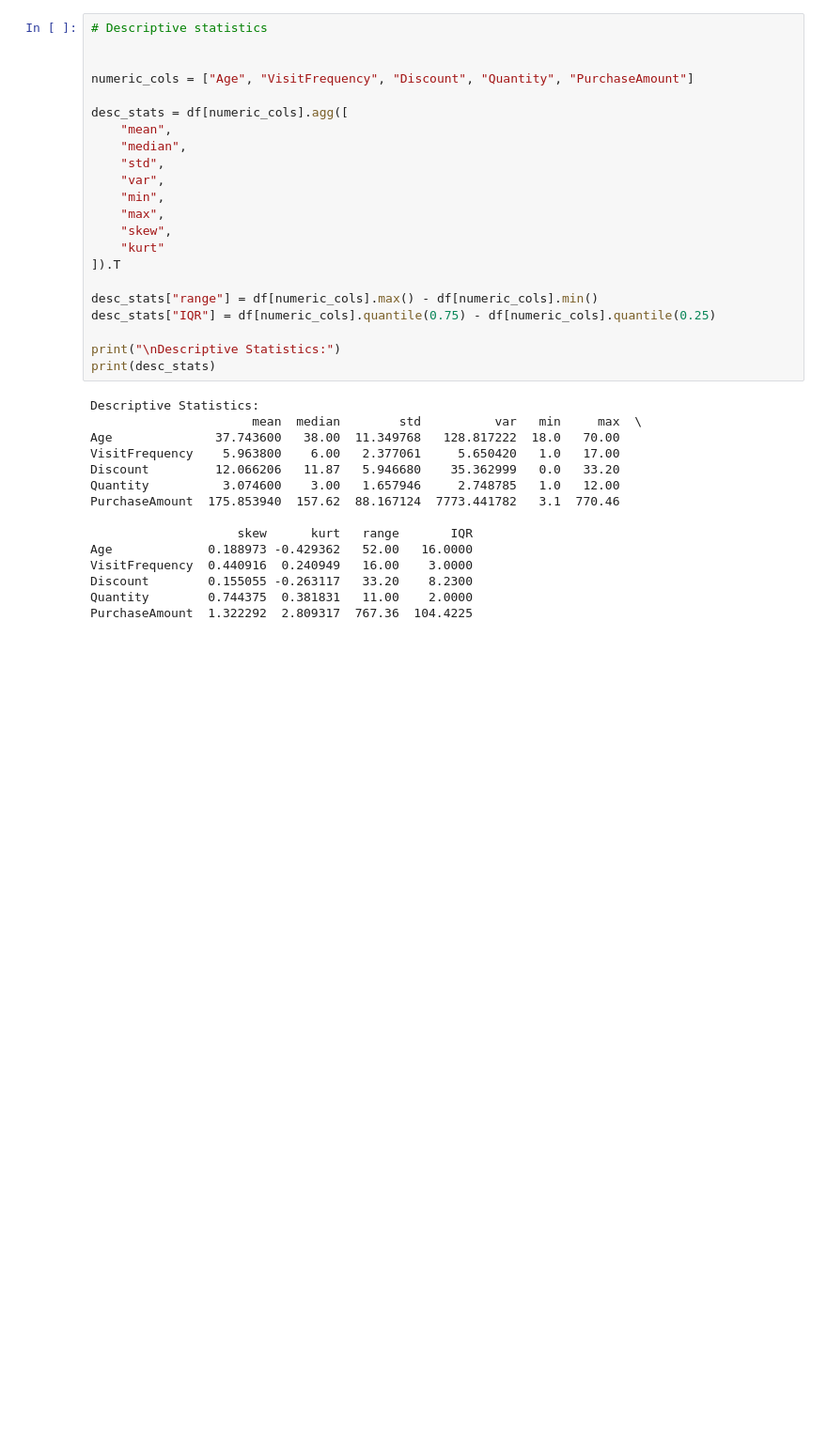
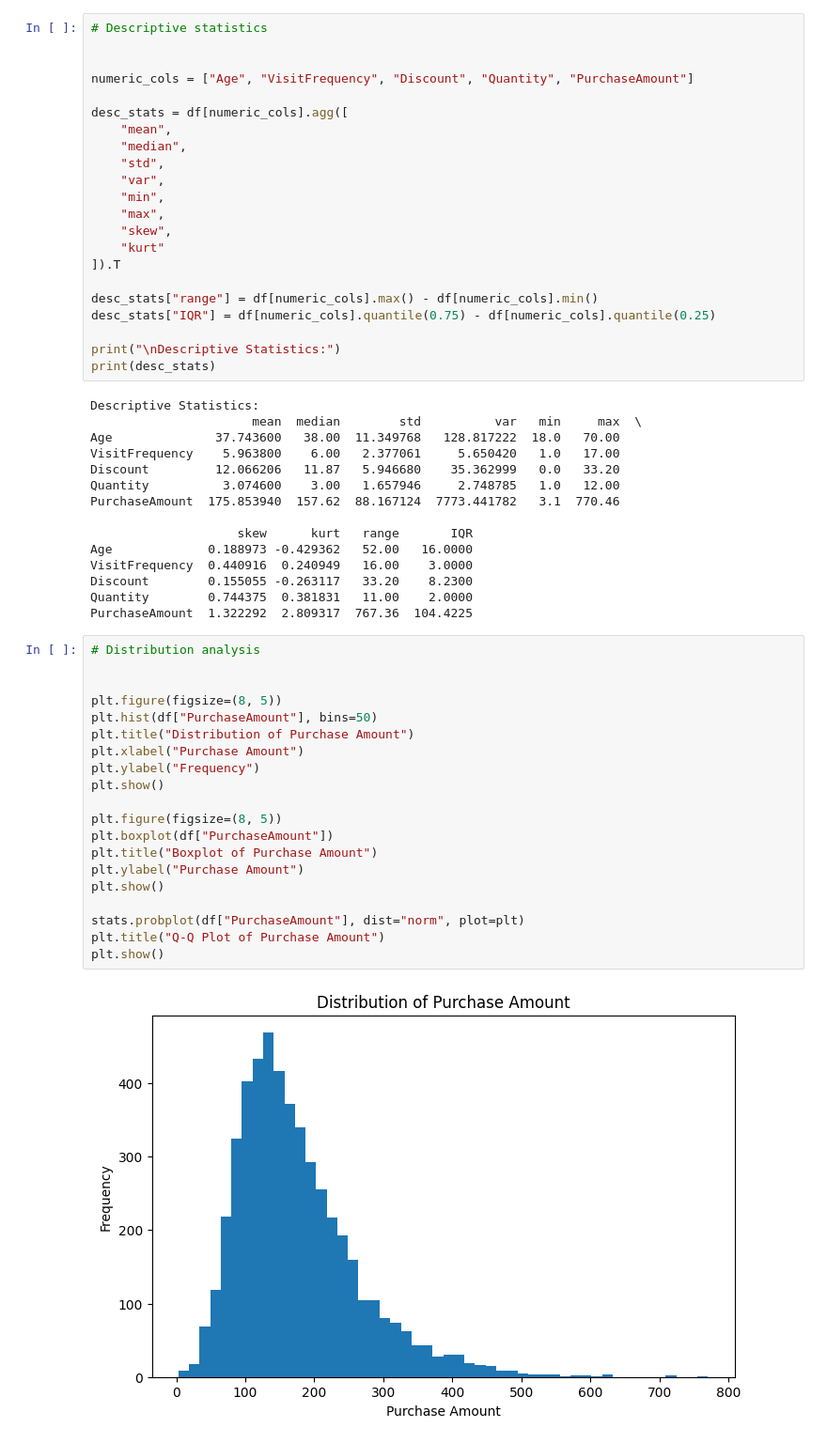
Before and after one commit to VKishore16-DS/Statistics, a Jupyter notebook: CUSTOMER BEHAVIOR & REVENUE GROWTH ANALYSIS/customer_analysis.ipynb, the cells around one changed output. Shown at 94% size. Drawn from its saved outputs; the diff is of its cells as text; blank space fills up the shorter version.

Commit message:
added distribution analysis and normality tests

```diff
--- a/CUSTOMER BEHAVIOR & REVENUE GROWTH ANALYSIS/customer_analysis.ipynb
+++ b/CUSTOMER BEHAVIOR & REVENUE GROWTH ANALYSIS/customer_analysis.ipynb
@@ -187,3 +198,25 @@ VisitFrequency  0.440916  0.240949   16.00    3.0000
 Discount        0.155055 -0.263117   33.20    8.2300
 Quantity        0.744375  0.381831   11.00    2.0000
 PurchaseAmount  1.322292  2.809317  767.36  104.4225
+# %%
+# Distribution analysis
+
+
+plt.figure(figsize=(8, 5))
+plt.hist(df["PurchaseAmount"], bins=50)
+plt.title("Distribution of Purchase Amount")
+plt.xlabel("Purchase Amount")
+plt.ylabel("Frequency")
+plt.show()
+
+plt.figure(figsize=(8, 5))
+plt.boxplot(df["PurchaseAmount"])
+plt.title("Boxplot of Purchase Amount")
+plt.ylabel("Purchase Amount")
+plt.show()
+
+stats.probplot(df["PurchaseAmount"], dist="norm", plot=plt)
+plt.title("Q-Q Plot of Purchase Amount")
+plt.show()
+# %% [output]
+[figure, added]
```
Also changed, not shown: parts of 3 cells of this notebook.
